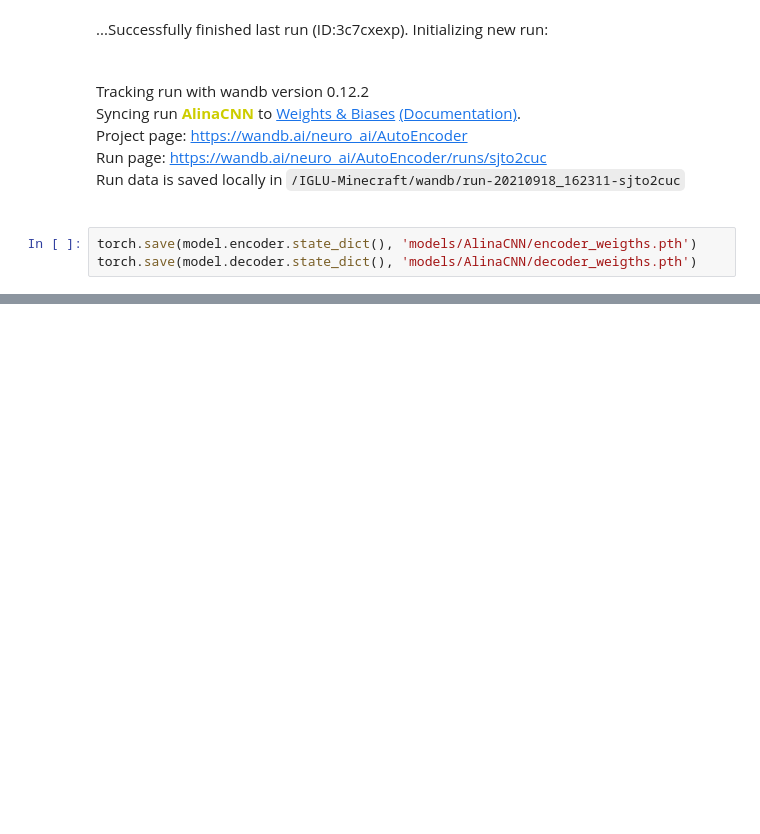
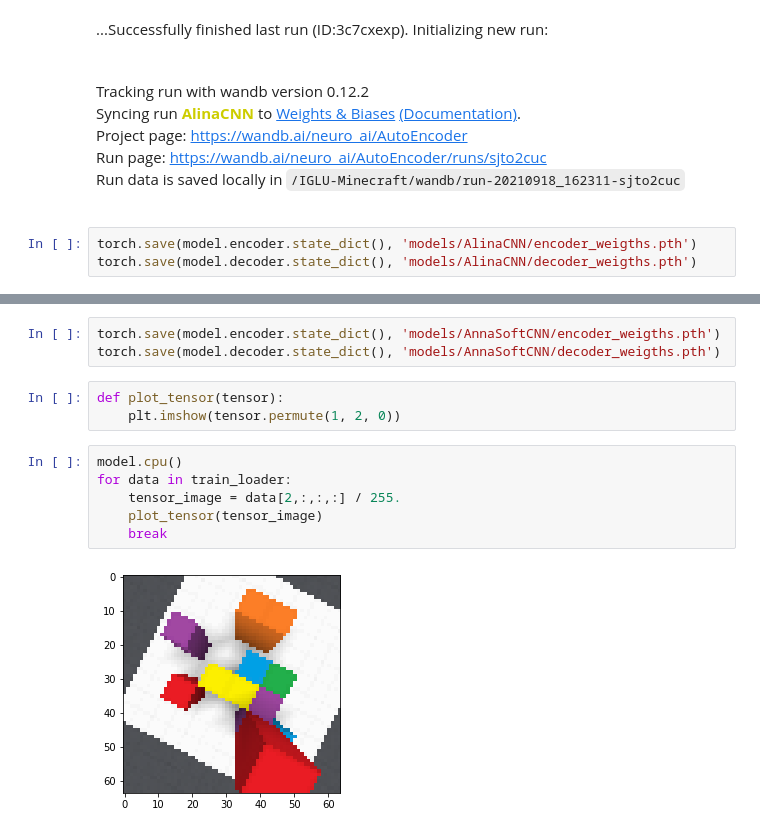
Before and after one commit to LinarAbdrazakov/IGLU-Minecraft, a Jupyter notebook: Visual Autoencoder Training (IGLU).ipynb, the cells around one changed output, grey strips where cells are left out. Saved outputs shown, nothing was run; the diff lists cells and outputs as text; blank space fills up the shorter version.

Commit message:
trained new CNN backbones

```diff
--- a/Visual Autoencoder Training (IGLU).ipynb
+++ b/Visual Autoencoder Training (IGLU).ipynb
@@ -356,0 +479,14 @@ torch.save(model.decoder.state_dict(), 'models/AlinaCNN/decoder_weigths.pth')
+# %%
+torch.save(model.encoder.state_dict(), 'models/AnnaSoftCNN/encoder_weigths.pth')
+torch.save(model.decoder.state_dict(), 'models/AnnaSoftCNN/decoder_weigths.pth')
+# %%
+def plot_tensor(tensor):
+    plt.imshow(tensor.permute(1, 2, 0))
+# %%
+model.cpu()
+for data in train_loader:
+    tensor_image = data[2,:,:,:] / 255.
+    plot_tensor(tensor_image)
+    break
+# %% [output]
+[figure, added]
```
Also changed, not shown: parts of 11 cells of this notebook, 7 other files.
